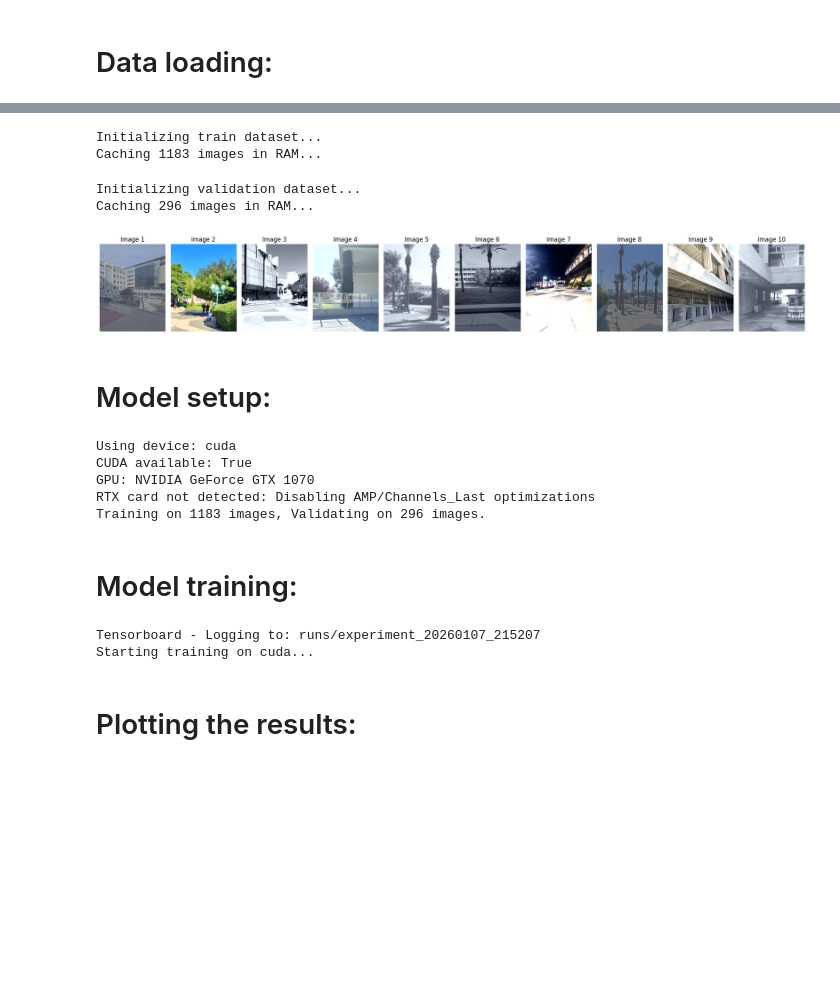
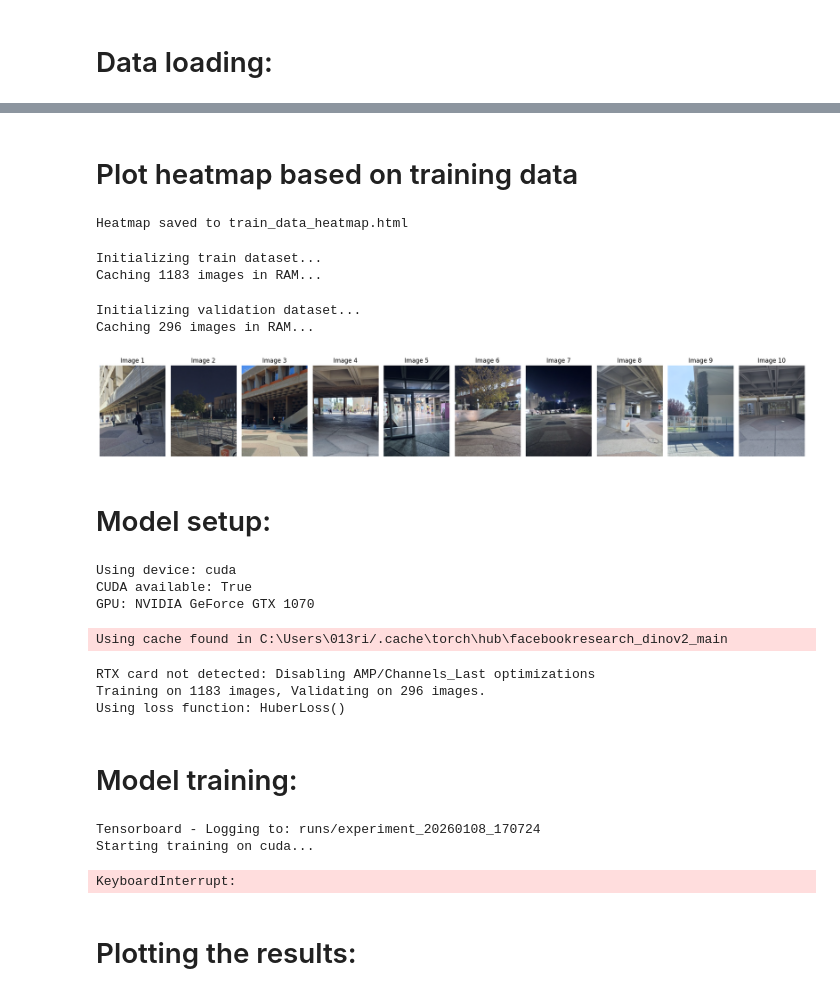
Before and after one commit to tal-sch/geolocalization-ai, a Jupyter notebook: DL_Project.ipynb, the cells around one changed output, grey strips where cells are left out. Drawn from its saved outputs; the diff is of its cells as text; code cells hidden in the pictures; blank space fills up the shorter version.

Commit message:
dinoV2 experiments, Heatmap

```diff
--- a/DL_Project.ipynb
+++ b/DL_Project.ipynb
@@ -98,3 +112,10 @@ if __name__ == "__main__":
+# %% [markdown]
+# Plot heatmap based on training data
+# %%
+train_coords = scaler.inverse_transform(train_df[['lat', 'lon']].values)
+create_interactive_heatmap(train_coords, output_file='train_data_heatmap.html')
+# %% [output]
+Heatmap saved to train_data_heatmap.html
 # %%
 if __name__ == "__main__":
 
@@ -102,49 +123,52 @@ if __name__ == "__main__":
     print("Initializing train dataset...")
     train_dataset = GeolocalizationDataset(
         image_paths=train_df['path'].tolist(),
         coordinates=train_df[['lat', 'lon']].values,
-        is_train=True
+        is_train=True,
+        target_size=(252, 182)
     )
     print("Initializing validation dataset...")
     val_dataset = GeolocalizationDataset(
         image_paths=val_df['path'].tolist(),
         coordinates=val_df[['lat', 'lon']].values,
-        is_train=False
+        is_train=False,
+        target_size=(252, 182)
     )
 
     # --- 5. THE DATALOADER ---
     train_loader = DataLoader(
         train_dataset,
-        batch_size=128,
+        batch_size=32,
         shuffle=True,
         num_workers=0,
         pin_memory=True)
 
     val_loader = DataLoader(
         val_dataset,
-        batch_size=128,
+        batch_size=32,
         shuffle=False,
         num_workers=0,
         pin_memory=False)
 
     plot_images_from_dataloader(train_loader)
 # %% [output]
 Initializing train dataset...
 Caching 1183 images in RAM...
 Initializing validation dataset...
 Caching 296 images in RAM...
-[figure, old version]
+[figure, new version]
 # %% [markdown]
 # Model setup:
 # %%
 # --- 6. INITIALIZE MODEL ---
+
 device = torch.device("cuda" if torch.cuda.is_available() else "cpu")
 is_rtx = "RTX" in torch.cuda.get_device_name(0)
 print("Using device:", device)
 print("CUDA available:", torch.cuda.is_available())
 print("GPU:", torch.cuda.get_device_name(0))
 
-model = ConvNet2(use_dropout=True).to(device)
+model = DINOGeoModel().to(device)
 
 if is_rtx:
     model = model.to(memory_format=torch.channels_last) # Optimize for modern GPUs that prefer channels_last
@@ -158,8 +182,8 @@ early_stopping_patience = 10
 epochs = 100
 use_TensorBoard = True # Set to False to disable TensorBoard logging
 
-criterion = torch.nn.MSELoss()
-optimizer = torch.optim.AdamW(model.parameters(), lr=1e-3, weight_decay=0.01)
+criterion = torch.nn.HuberLoss()
+optimizer = torch.optim.AdamW(model.head.parameters(), lr=1e-3, weight_decay=0.01) # Only train the head initially
 scheduler = torch.optim.lr_scheduler.OneCycleLR(
     optimizer,
     max_lr=1e-3,
@@ -171,12 +195,15 @@ scheduler = torch.optim.lr_scheduler.OneCycleLR(
 )
 
 print(f"Training on {len(train_dataset)} images, Validating on {len(val_dataset)} images.")
+print(f"Using loss function: {criterion}")
 # %% [output]
 Using device: cuda
 CUDA available: True
 GPU: NVIDIA GeForce GTX 1070
-RTX card not detected: Disabling AMP/Channels_Last optimizations
-Training on 1183 images, Validating on 296 images.
+Using cache found in C:\Users\013ri/.cache\torch\hub\facebookresearch_dinov2_main
+RTX card not detected: Disabling AMP/Channels_Last optimizations
+Training on 1183 images, Validating on 296 images.
+Using loss function: HuberLoss()
 # %% [markdown]
 # Model training:
 # %%
@@ -281,7 +308,7 @@ for epoch in range(epochs):
         val_dist_history.append(avg_dist_error)
         learning_rates.append(current_lr)
 
-    print(f"Epoch {epoch+1}: Val Loss {avg_val_loss:.4f} | Dist Error {avg_dist_error:.1f}m")
+    print(f"Epoch {epoch+1}: Train Loss {avg_train_loss:.4f} | Val Loss {avg_val_loss:.4f} | Dist Error {avg_dist_error:.1f}m")
 
     # 2. Save the BEST version of YOUR model
     if avg_dist_error < best_dist:
@@ -303,7 +330,8 @@ if use_TensorBoard:
     writer_train.close()
     writer_val.close()
 # %% [output]
-Tensorboard - Logging to: runs/experiment_20260107_215207
+Tensorboard - Logging to: runs/experiment_20260108_170724
 Starting training on cuda...
+KeyboardInterrupt:
 # %% [markdown]
 # Plotting the results:
```
Also changed, not shown: parts of 4 cells of this notebook, 4 other files.
